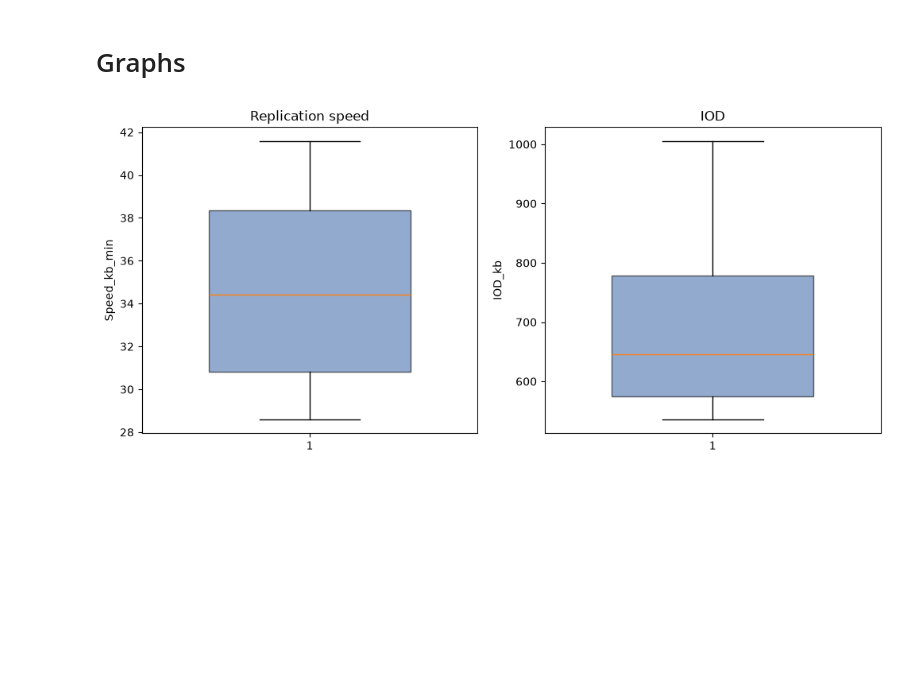
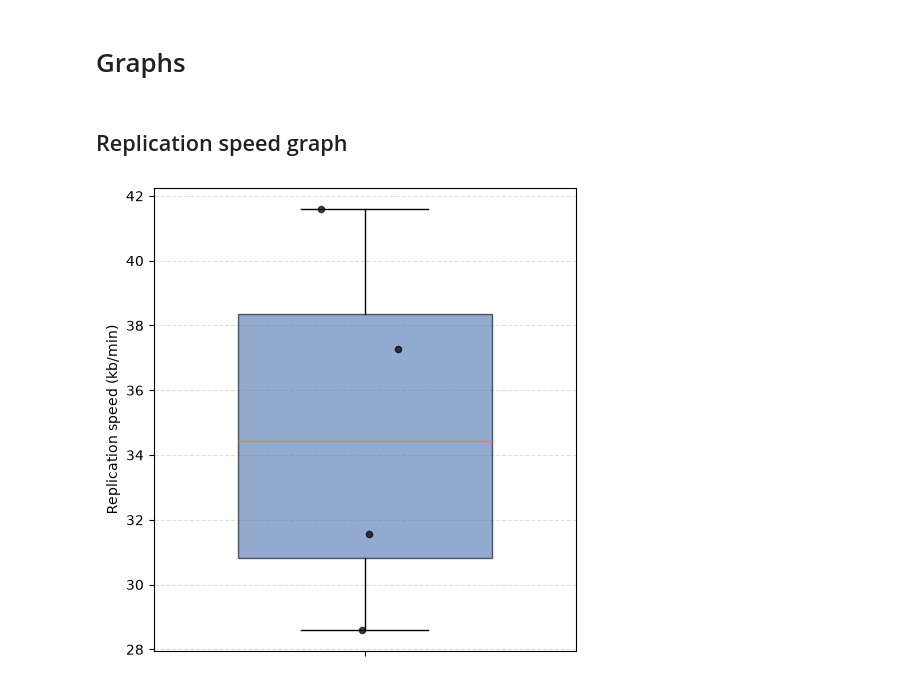
Before and after one commit to Lopatushka/DNA_fibers, a Jupyter notebook: data_agg.ipynb, the cells around one changed output. Cells and saved outputs as stored; diff of their text form; code cells hidden in the pictures; blank space fills up the shorter version.

Commit message:
2 separate graphs

```diff
--- a/data_agg.ipynb
+++ b/data_agg.ipynb
@@ -119,39 +119,32 @@ iod_kb
 | 11 | siORC1_MGS1-15_Interorigin_distance | 535.84769 | 0708-0551 | /mnt/c/users/helen/Desktop/test/s... |
 # %% [markdown]
 # Graphs
-# %%
-fig, axes = plt.subplots(1, 2, figsize=(12, 5))
-
-plots = [
-    (replication_speed, "Speed_kb_min", "Replication speed"),
-    (iod_kb, "IOD_kb", "IOD"),
-]
-
-for ax, (df, value_col, title) in zip(axes, plots):
-    values = df[value_col]
-
-    bp = ax.boxplot(
-        values,
-        patch_artist=True,
-        showfliers=False,
-        widths=0.6,
-    )
-
-    for box in bp["boxes"]:
-        box.set(facecolor="#4C72B0", alpha=0.6)
-
-    # Add jittered dots
-    x = np.random.normal(1, 0.05, size=len(values))
-    ax.scatter(
-        x,
-        values,
-        s=20,
-        color="black",
-        alpha=0.7,
-        zorder=3,
-    )
-
-    ax.set_title(title)
-    ax.set_ylabel(value_col)
-# %% [output]
-[figure, removed]
+# %% [markdown]
+## Replication speed graph
+# %%
+plt.figure(figsize=(5, 5))
+
+values = replication_speed["Speed_kb_min"]
+
+bp = plt.boxplot(
+    values,
+    patch_artist=True,
+    showfliers=False,
+    widths=0.6,
+)
+
+for box in bp["boxes"]:
+    box.set(facecolor="#4C72B0", alpha=0.6)
+
+# Jittered dots
+x = np.random.normal(1, 0.05, len(values))
+plt.scatter(x, values, s=20, color="black", alpha=0.7, zorder=3)
+
+plt.ylabel("Replication speed (kb/min)")
+plt.xticks([1], [""])
+plt.grid(axis="y", linestyle="--", alpha=0.4)
+
+plt.tight_layout()
+plt.show()
+# %% [output]
+[figure, added]
```
Also changed, not shown: parts of 2 cells of this notebook.
